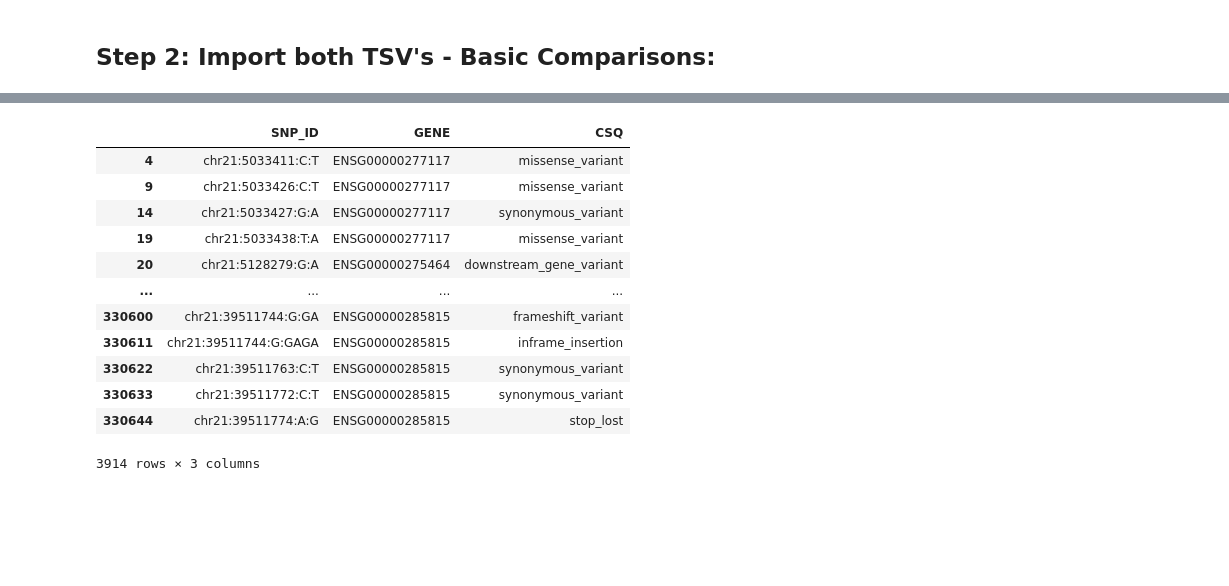
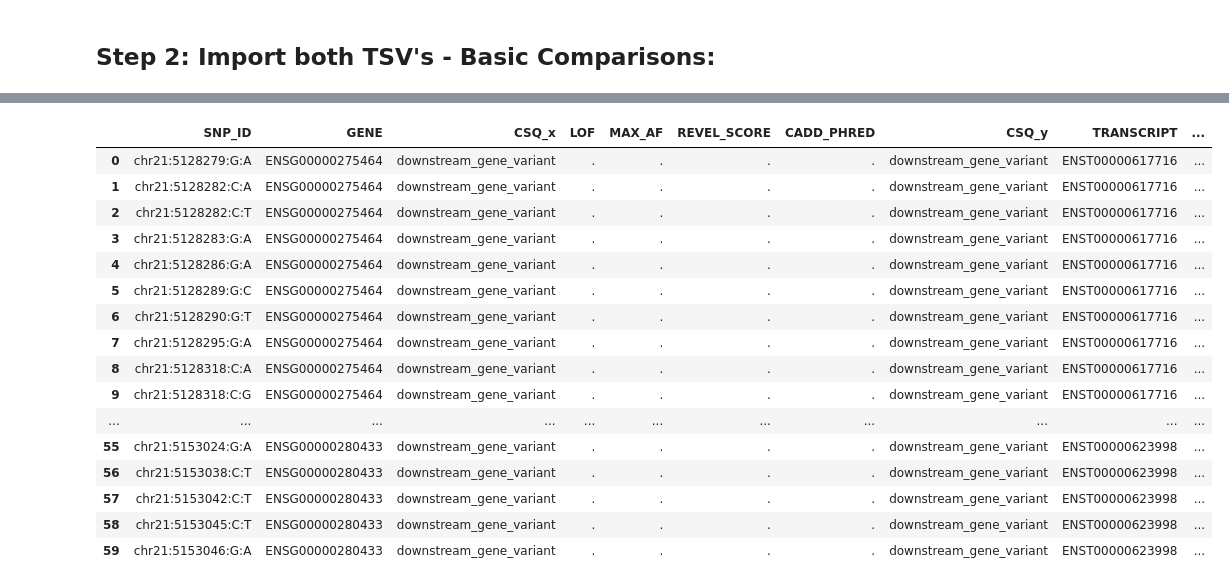
Before and after one commit to frhl/brava-ground-truth-annotations, a Jupyter notebook: compare_vep.ipynb, the cells around one changed output, grey strips where cells are left out. Drawn from its saved outputs; the diff is of its cells as text; code cells hidden in the pictures; blank space fills up the shorter version.

```diff
--- a/compare_vep.ipynb
+++ b/compare_vep.ipynb
@@ -92,19 +69,23 @@ missing_in_docker
-# %%
-missing_in_hail
-# %% [output]
-|  | SNP_ID | GENE | CSQ |
-| 4 | chr21:5033411:C:T | ENSG00000277117 | missense_variant |
-| 9 | chr21:5033426:C:T | ENSG00000277117 | missense_variant |
-| 14 | chr21:5033427:G:A | ENSG00000277117 | synonymous_variant |
-| 19 | chr21:5033438:T:A | ENSG00000277117 | missense_variant |
-| 20 | chr21:5128279:G:A | ENSG00000275464 | downstream_gene_variant |
-| ... | ... | ... | ... |
-| 330600 | chr21:39511744:G:GA | ENSG00000285815 | frameshift_variant |
-| 330611 | chr21:39511744:G:GAGA | ENSG00000285815 | inframe_insertion |
-| 330622 | chr21:39511763:C:T | ENSG00000285815 | synonymous_variant |
-| 330633 | chr21:39511772:C:T | ENSG00000285815 | synonymous_variant |
-| 330644 | chr21:39511774:A:G | ENSG00000285815 | stop_lost |
-3914 rows × 3 columns
+# %%
+pd.merge(missing_in_hail, docker_vep, left_on=['SNP_ID', 'GENE'], right_on=['SNP_ID', 'GENE'], how='left')
+# %% [output]
+|  | SNP_ID | GENE | CSQ_x | LOF | MAX_AF | REVEL_SCORE | CADD_PHRED | CSQ_y | TRANSCRIPT | ... |
+| 0 | chr21:5128279:G:A | ENSG00000275464 | downstream_gene_variant | . | . | . | . | downstream_gene_variant | ENST00000617716 | ... |
+| 1 | chr21:5128282:C:A | ENSG00000275464 | downstream_gene_variant | . | . | . | . | downstream_gene_variant | ENST00000617716 | ... |
+| 2 | chr21:5128282:C:T | ENSG00000275464 | downstream_gene_variant | . | . | . | . | downstream_gene_variant | ENST00000617716 | ... |
+| 3 | chr21:5128283:G:A | ENSG00000275464 | downstream_gene_variant | . | . | . | . | downstream_gene_variant | ENST00000617716 | ... |
+| 4 | chr21:5128286:G:A | ENSG00000275464 | downstream_gene_variant | . | . | . | . | downstream_gene_variant | ENST00000617716 | ... |
+| 5 | chr21:5128289:G:C | ENSG00000275464 | downstream_gene_variant | . | . | . | . | downstream_gene_variant | ENST00000617716 | ... |
+| 6 | chr21:5128290:G:T | ENSG00000275464 | downstream_gene_variant | . | . | . | . | downstream_gene_variant | ENST00000617716 | ... |
+| 7 | chr21:5128295:G:A | ENSG00000275464 | downstream_gene_variant | . | . | . | . | downstream_gene_variant | ENST00000617716 | ... |
+| 8 | chr21:5128318:C:A | ENSG00000275464 | downstream_gene_variant | . | . | . | . | downstream_gene_variant | ENST00000617716 | ... |
+| 9 | chr21:5128318:C:G | ENSG00000275464 | downstream_gene_variant | . | . | . | . | downstream_gene_variant | ENST00000617716 | ... |
+| ... | ... | ... | ... | ... | ... | ... | ... | ... | ... | ... |
+| 55 | chr21:5153024:G:A | ENSG00000280433 | downstream_gene_variant | . | . | . | . | downstream_gene_variant | ENST00000623998 | ... |
+| 56 | chr21:5153038:C:T | ENSG00000280433 | downstream_gene_variant | . | . | . | . | downstream_gene_variant | ENST00000623998 | ... |
+| 57 | chr21:5153042:C:T | ENSG00000280433 | downstream_gene_variant | . | . | . | . | downstream_gene_variant | ENST00000623998 | ... |
+| 58 | chr21:5153045:C:T | ENSG00000280433 | downstream_gene_variant | . | . | . | . | downstream_gene_variant | ENST00000623998 | ... |
+| 59 | chr21:5153046:G:A | ENSG00000280433 | downstream_gene_variant | . | . | . | . | downstream_gene_variant | ENST00000623998 | ... |
 # %%
 # Just for the consequence comparison filter down to single consequences
 # this is because finding the worse consequence will be handled in the python annotation script
```
Also changed, not shown: parts of 6 cells of this notebook, 13 other files.
